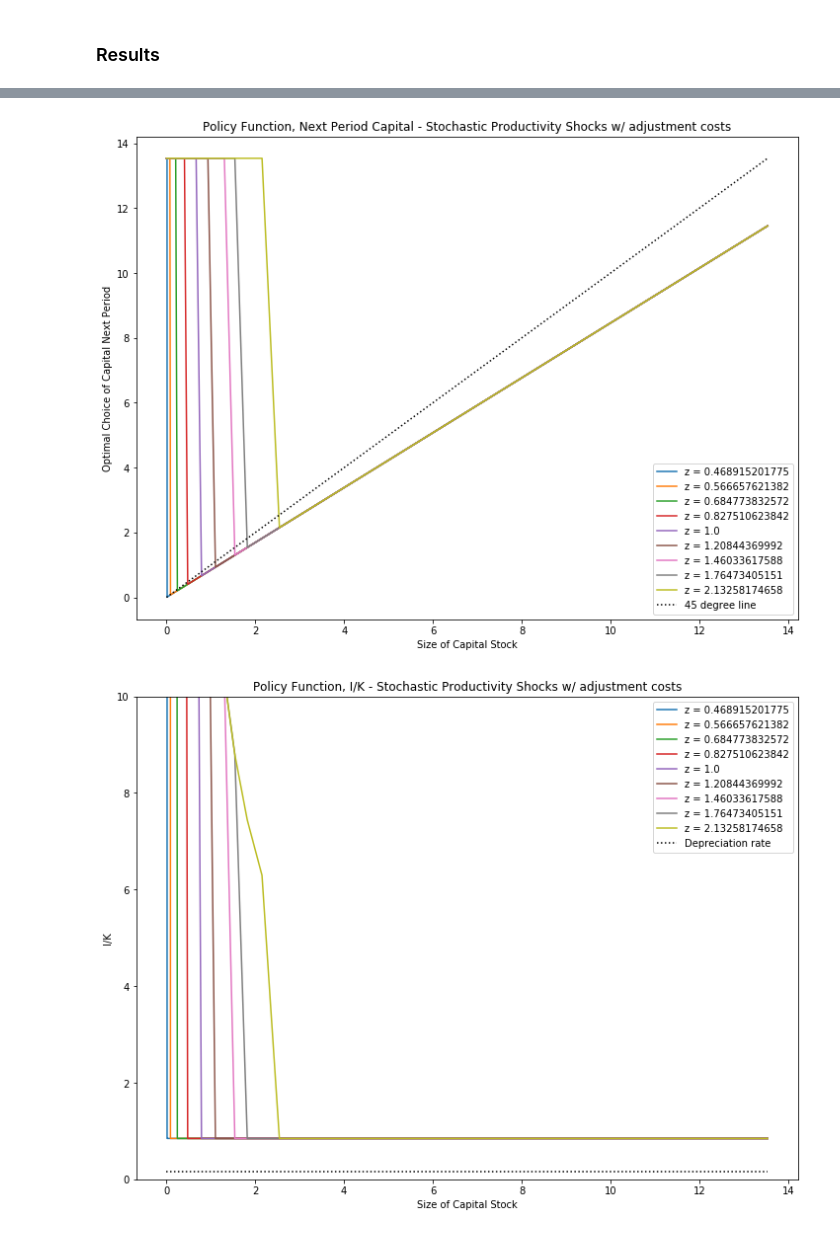
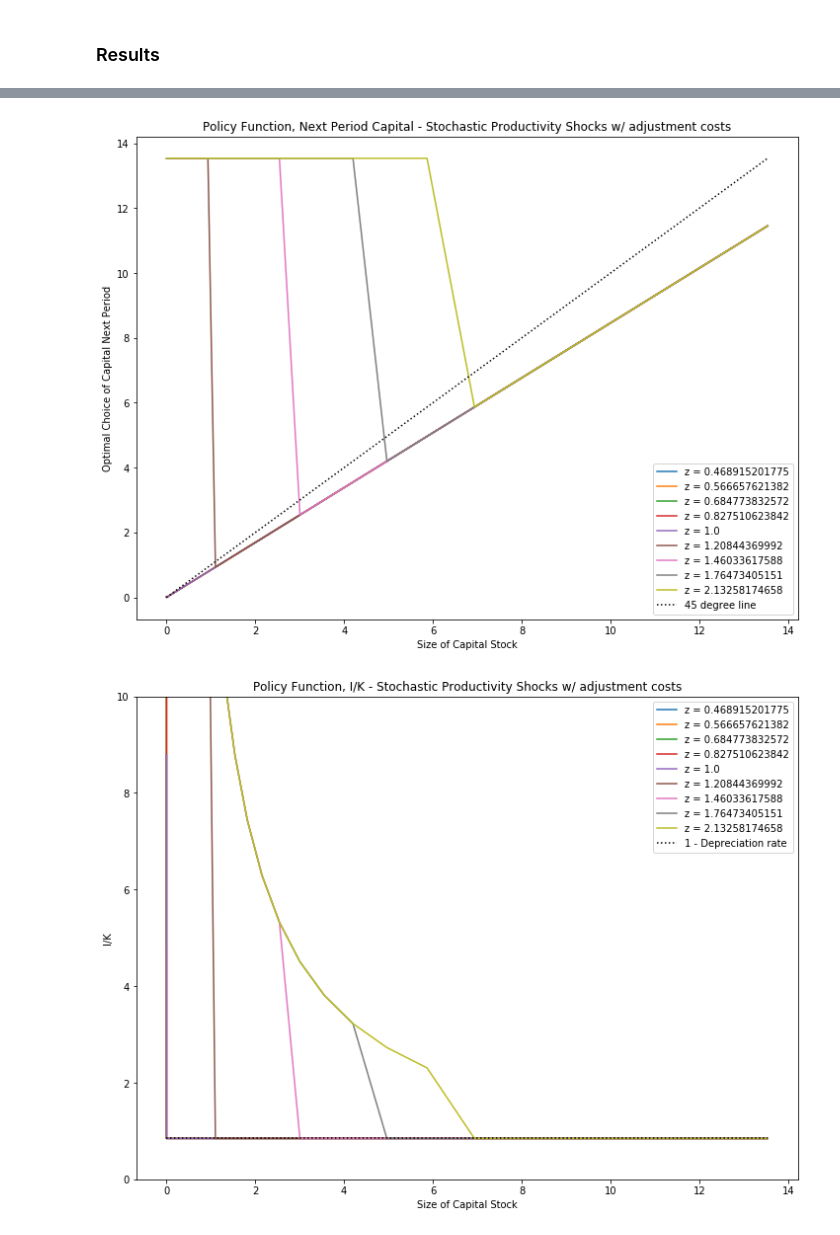
Before and after one commit to weihanchia/OSM-Lab-2017, a Jupyter notebook: Econ/Firm Dynamics/Firm Dynamics Question 2.ipynb, the cells around one changed output, grey strips where cells are left out. Cells and saved outputs as stored; diff of their text form; code cells hidden in the pictures.

```diff
--- a/Econ/Firm Dynamics/Firm Dynamics Question 2.ipynb
+++ b/Econ/Firm Dynamics/Firm Dynamics Question 2.ipynb
@@ -41,7 +41,7 @@ We also have the following parameters:
 alpha_k = 0.29715
 alpha_l = 0.65
 delta = 0.154
-psi = 1.08
+psi = 0.03
 w = 0.7
 r= 0.04
 mu = 0
@@ -114,6 +114,8 @@ def flows(kvec,zvec, params):
                 for k in range(size_z):
                     e[i,j,k] = profit(kvec[i], zvec[k], params) - kvec[j] - (1-delta)*kvec[i] - psi * kvec[i]
     return e
+# %%
+e = flows(kvec2, zvec2, params)
 # %% [markdown]
 Note that this code gives us potentially negative flows. However, we know that for any state k and z, our firms have some non-negative option of investment, which ensures that at optimum these negative values are never attained.
 # %% [markdown]
@@ -161,7 +163,7 @@ def VFI(kvec, zvec, e, prob, params, tol=1e-6,maxiter=3000):
                         b = e[i, 0, k] + betafirm*V[i-1,:].dot(prob[:,k])
                         Vmat[i, j, k] = max(a,b)
                         if  a < b: #Better to not invest
-                            Vmat2[i,i-1,k] = e[i,i-1,k] + betafirm*V[i-1,:].dot(prob[:,k])
+                            Vmat2[i,i-1,k] = max(b, Vmat2[i,i-1,k])
                         else:
                             Vmat2[i,j,k] = e[i, j, k] + betafirm * V[j,:].dot(prob[:,k])
         V = Vmat.max(axis=1)  # apply max operator to Vmat (to get V(k))
@@ -223,18 +225,18 @@ plt.title('Policy Function, Next Period Capital - Stochastic Productivity Shocks
 plt.legend()
 plt.show()
 # %% [output]
-[figure, old version]
+[figure, new version]
 # %%
 for i in range(9):
     plt.plot(kvec2[1:], optK[1:,i]/kvec2[1:], label='z = '+str(np.exp(zvec1[i])))
-plt.plot(kvec2[1:],(np.ones(kvec2.shape[0]-1)*delta), 'k:', label='Depreciation rate')
+plt.plot(kvec2[1:],(np.ones(kvec2.shape[0]-1)*(1-delta)), 'k:', label='1 - Depreciation rate')
 plt.xlabel('Size of Capital Stock')
 plt.ylim((0,10))
 plt.ylabel('I/K')
 plt.title('Policy Function, I/K - Stochastic Productivity Shocks w/ ' +
           'adjustment costs')
 plt.legend()
 plt.show()
 # %% [output]
-[figure, old version]
+[figure, new version]
 # %% [markdown]
```
Also changed, not shown: parts of 4 cells of this notebook, 3 other files.
